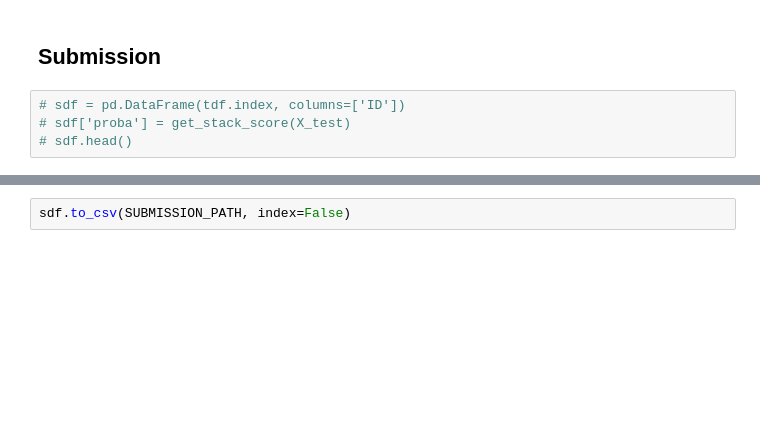
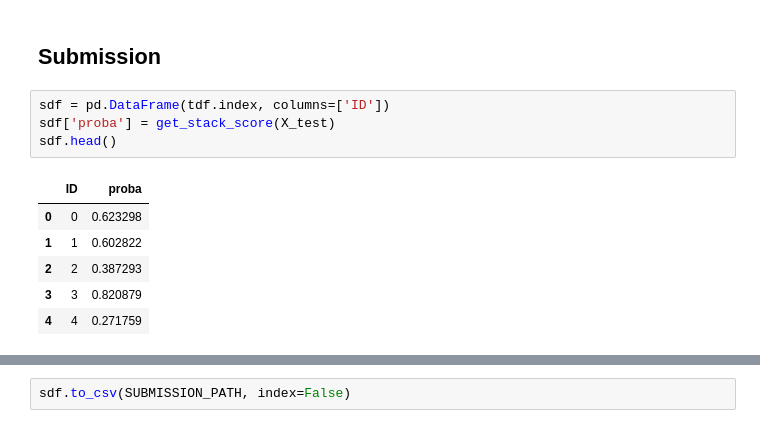
Before and after one commit to stasbel/AIHack2018, a Jupyter notebook: robomed.ipynb, the cells around one changed output, grey strips where cells are left out. Drawn from its saved outputs; the diff is of its cells as text; blank space fills up the shorter version.

```diff
--- a/robomed.ipynb
+++ b/robomed.ipynb
@@ -430,7 +474,14 @@ draw_importance(X_train.columns, model.feature_importances_, save_path=None)
 # %% [markdown]
 ## Submission
 # %%
-# sdf = pd.DataFrame(tdf.index, columns=['ID'])
-# sdf['proba'] = get_stack_score(X_test)
-# sdf.head()
+sdf = pd.DataFrame(tdf.index, columns=['ID'])
+sdf['proba'] = get_stack_score(X_test)
+sdf.head()
+# %% [output]
+|  | ID | proba |
+| 0 | 0 | 0.623298 |
+| 1 | 1 | 0.602822 |
+| 2 | 2 | 0.387293 |
+| 3 | 3 | 0.820879 |
+| 4 | 4 | 0.271759 |
 # %%
```
Also changed, not shown: parts of 47 cells of this notebook, 4 other files.
